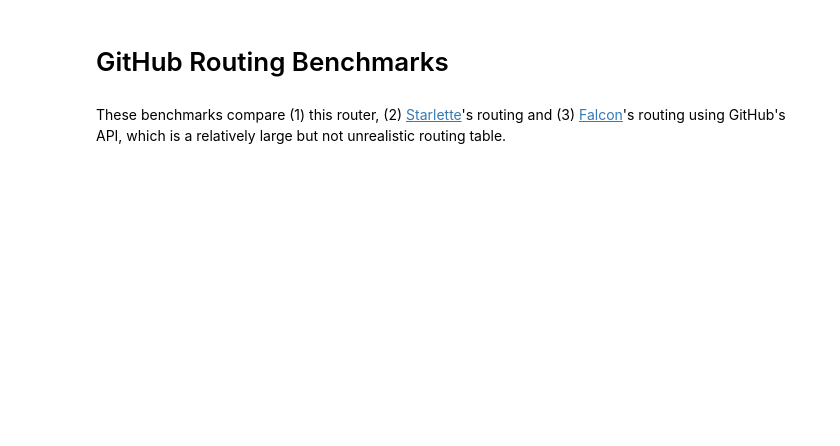
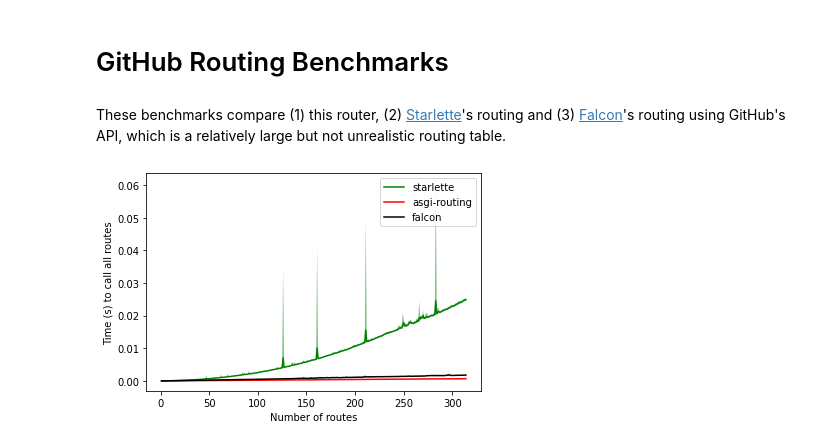
Before and after one commit to adriangb/asgi-routing, a Jupyter notebook: bench.ipynb, the cells around one changed output. Saved outputs shown, nothing was run; the diff lists cells and outputs as text; code cells hidden in the pictures; blank space fills up the shorter version.

```diff
--- a/bench.ipynb
+++ b/bench.ipynb
@@ -753,3 +769,22 @@ async def benchmark(router_factory: Callable[[int], ASGIApp]) -> tuple[list[int]
 t_falcon, f_falcon = await benchmark(build_falcon_router)
 t_starlette, f_starlette = await benchmark(build_starlette_router)
 t_asgi_routing, f_asgi_routing = await benchmark(build_asgi_routing_router)
+# %%
+from statistics import mean
+import matplotlib.pyplot as plt
+
+fig, ax = plt.subplots()
+
+ax.plot(t_starlette, [mean(g) for g in f_starlette], label="starlette", color='green')
+ax.fill_between(t_starlette, [min(g) for g in f_starlette], [max(g) for g in f_starlette], facecolor='green', interpolate=True, alpha=0.5)
+ax.plot(t_asgi_routing, [mean(g) for g in f_asgi_routing], label="asgi-routing", color='red')
+ax.fill_between(t_asgi_routing, [min(g) for g in f_asgi_routing], [max(g) for g in f_asgi_routing], facecolor='red', interpolate=True, alpha=0.5)
+ax.plot(t_falcon, [mean(g) for g in f_falcon], label="falcon", color="black")
+ax.fill_between(t_falcon, [min(g) for g in f_falcon], [max(g) for g in f_falcon], facecolor='black', interpolate=True, alpha=0.5)
+plt.xlabel("Number of routes")
+plt.ylabel("Time (s) to call all routes")
+plt.legend()
+fig.set_facecolor("white")
+plt.show()
+# %% [output]
+[figure, added]
```
Also changed, not shown: parts of 4 cells of this notebook, 1 other file.
